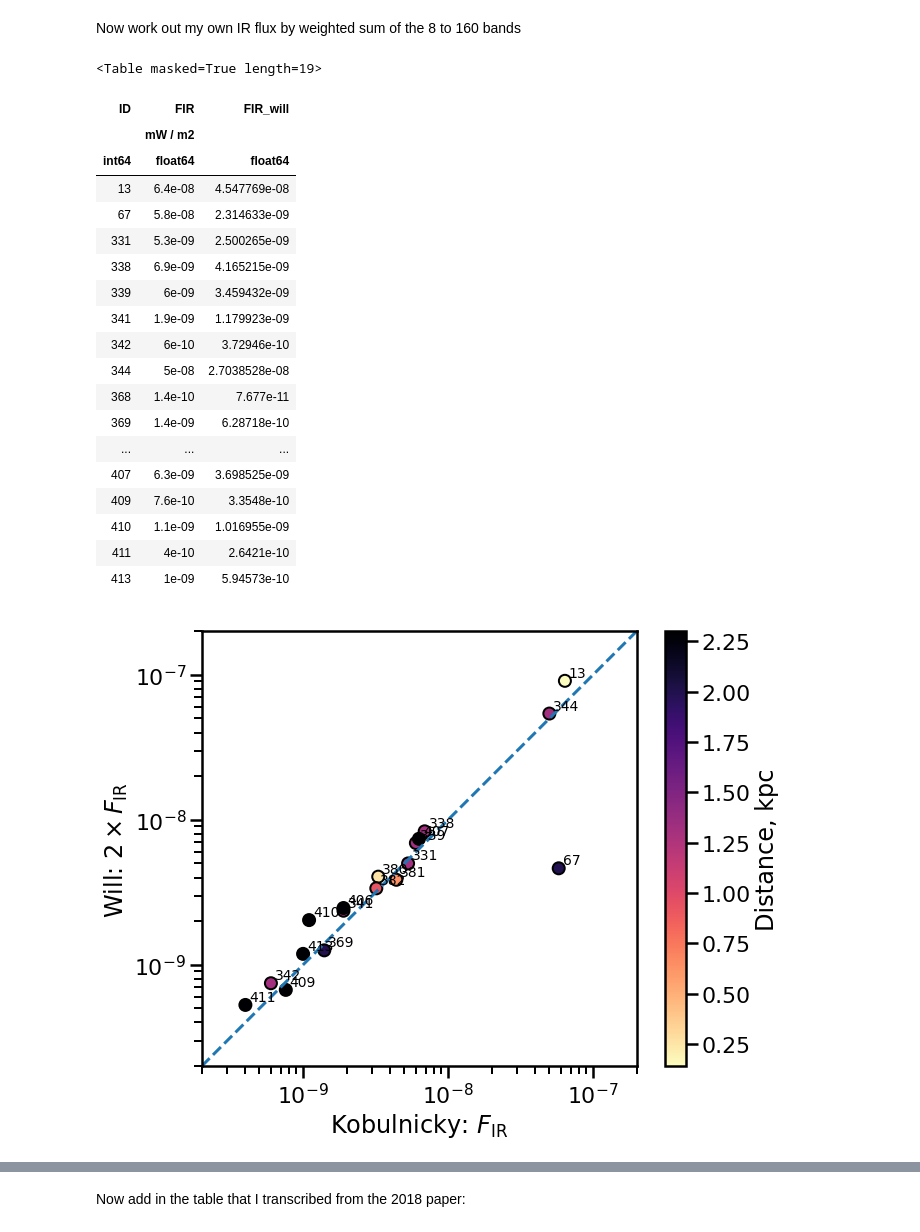
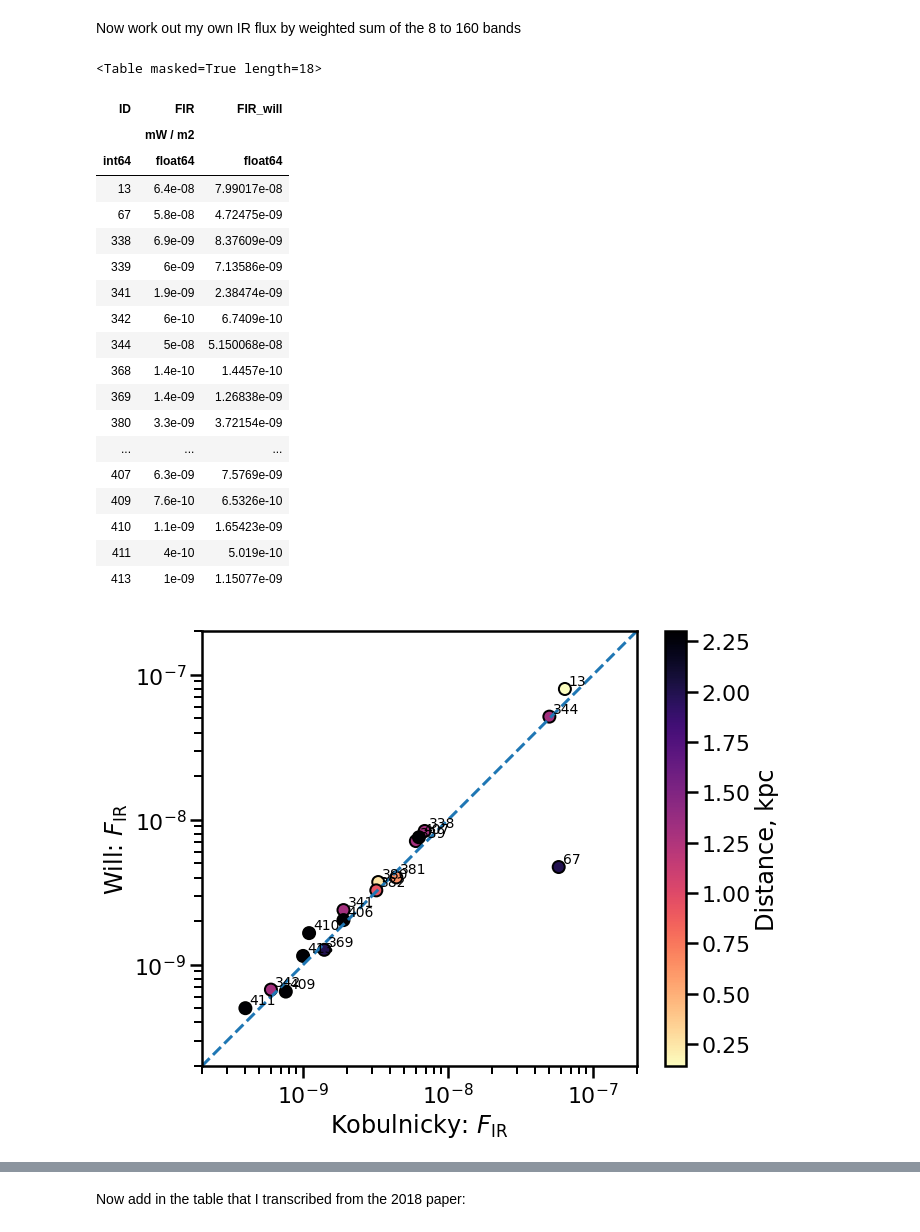
Before and after one commit to div-B-equals-0/dust-wave-case-studies, a Jupyter notebook: Kobulnicky-samples.ipynb, the cells around one changed output, grey strips where cells are left out. Saved outputs shown, nothing was run; the diff lists cells and outputs as text; code cells hidden in the pictures.

```diff
--- a/Kobulnicky-samples.ipynb
+++ b/Kobulnicky-samples.ipynb
@@ -266,29 +266,29 @@ Now work out my own IR flux by weighted sum of the 8 to 160 bands
 # %%
 t = tab05_01_02
 t.remove_row(2)
-t['FIR_will'] = 1e-10*(2.55*np.abs(t['F8 or 12']) + 0.77*t['F24 or 22'] + 0.24*t['F70'])
+t['FIR_will'] = 1e-10*(2.4*np.abs(t['F8 or 12']) + 1.6*t['F24 or 22'] + 0.51*t['F70'])
 t['ID', 'FIR', 'FIR_will']
 # %% [output]
-<Table masked=True length=19>
+<Table masked=True length=18>
 | ID | FIR | FIR_will |
 |  | mW / m2 |  |
 | int64 | float64 | float64 |
-| 13 | 6.4e-08 | 4.547769e-08 |
-| 67 | 5.8e-08 | 2.314633e-09 |
-| 331 | 5.3e-09 | 2.500265e-09 |
-| 338 | 6.9e-09 | 4.165215e-09 |
-| 339 | 6e-09 | 3.459432e-09 |
-| 341 | 1.9e-09 | 1.179923e-09 |
-| 342 | 6e-10 | 3.72946e-10 |
-| 344 | 5e-08 | 2.7038528e-08 |
-| 368 | 1.4e-10 | 7.677e-11 |
-| 369 | 1.4e-09 | 6.28718e-10 |
+| 13 | 6.4e-08 | 7.99017e-08 |
+| 67 | 5.8e-08 | 4.72475e-09 |
+| 338 | 6.9e-09 | 8.37609e-09 |
+| 339 | 6e-09 | 7.13586e-09 |
+| 341 | 1.9e-09 | 2.38474e-09 |
+| 342 | 6e-10 | 6.7409e-10 |
+| 344 | 5e-08 | 5.150068e-08 |
+| 368 | 1.4e-10 | 1.4457e-10 |
+| 369 | 1.4e-09 | 1.26838e-09 |
+| 380 | 3.3e-09 | 3.72154e-09 |
 | ... | ... | ... |
-| 407 | 6.3e-09 | 3.698525e-09 |
-| 409 | 7.6e-10 | 3.3548e-10 |
-| 410 | 1.1e-09 | 1.016955e-09 |
-| 411 | 4e-10 | 2.6421e-10 |
-| 413 | 1e-09 | 5.94573e-10 |
+| 407 | 6.3e-09 | 7.5769e-09 |
+| 409 | 7.6e-10 | 6.5326e-10 |
+| 410 | 1.1e-09 | 1.65423e-09 |
+| 411 | 4e-10 | 5.019e-10 |
+| 413 | 1e-09 | 1.15077e-09 |
 # %%
 import matplotlib.pyplot as plt
 import seaborn as sns
@@ -296,27 +296,27 @@ import seaborn as sns
 sns.set_context("poster")
 # %%
 fig, ax = plt.subplots(figsize=(10, 8))
-c = ax.scatter(t['FIR'], 2*t['FIR_will'],
+c = ax.scatter(t['FIR'], t['FIR_will'],
                c=t['Dist'], cmap='magma_r',
                edgecolors='k', alpha=1.0)
 fig.colorbar(c, ax=ax).set_label('Distance, kpc')
-for id_, x, y in zip(t['ID'], t['FIR'], 2*t['FIR_will']):
+for id_, x, y in zip(t['ID'], t['FIR'], t['FIR_will']):
     ax.annotate(
         str(id_), (x, y), fontsize='xx-small',
         xytext=(4,4), textcoords='offset points',
                )
 fmin, fmax = 2e-10, 2e-7
 ax.plot([fmin, fmax], [fmin, fmax], ls='--')
 ax.set(
     xscale='log', yscale='log',
     xlim=[fmin, fmax], ylim=[fmin, fmax],
     xlabel=r'Kobulnicky: $F_\mathrm{IR}$',
-    ylabel=r'Will: $2 \times F_\mathrm{IR}$',
+    ylabel=r'Will: $F_\mathrm{IR}$',
 )
 ax.set_aspect('equal')
 None
 # %% [output]
-[figure, old version]
+[figure, new version]
 # %% [markdown]
 So everything looks OK, except:
 
```
Also changed, not shown: parts of 10 cells of this notebook, 2 other files.
